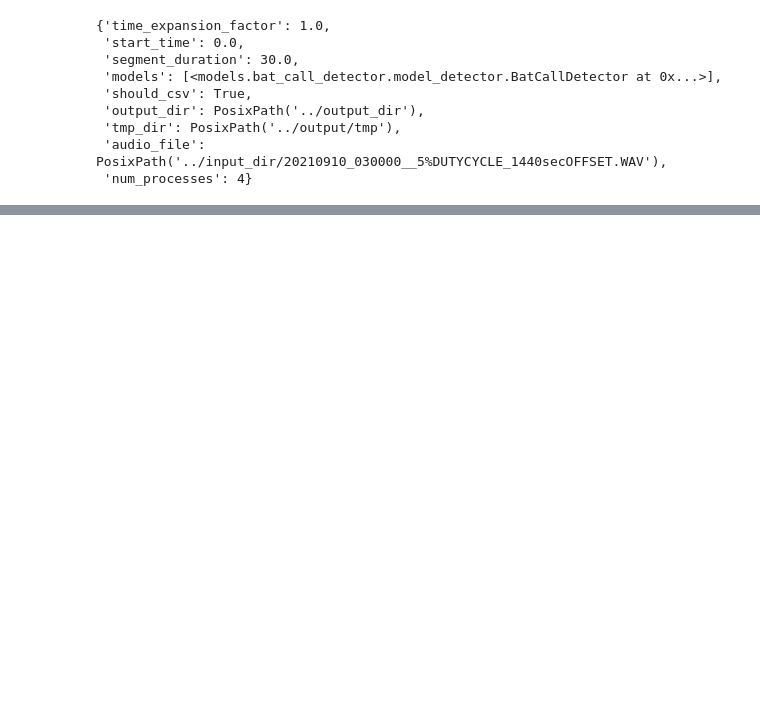
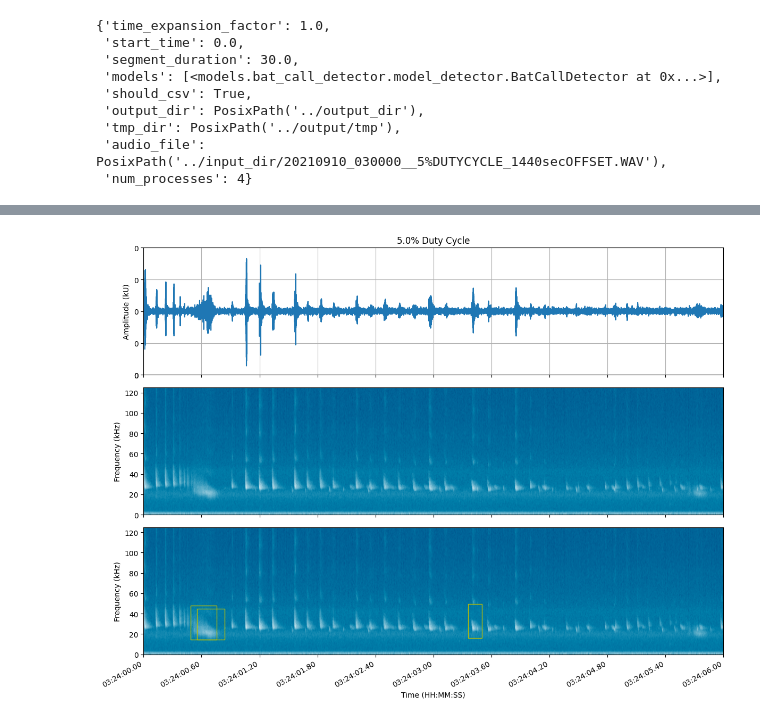
Before and after one commit to ctuguinay/bat-detector-msds, a Jupyter notebook: notebooks/check_pipeline copy 2.ipynb, the cells around one changed output, grey strips where cells are left out. Drawn from its saved outputs; the diff is of its cells as text; code cells hidden in the pictures; blank space fills up the shorter version.

```diff
--- a/notebooks/check_pipeline copy 2.ipynb
+++ b/notebooks/check_pipeline copy 2.ipynb
@@ -182,0 +221,84 @@ plt_msds('20210910_030000__5%DUTYCYCLE_1440secOFFSET.WAV', audio, sr, [0, 90], n
+# %%
+## Make sure given times are within audio file
+audio_file = sf.SoundFile(cfg["audio_file"])
+p_on = 0.05
+fs = audio_file.samplerate
+offset = 1440
+reftimes = [0, 30]
+audio_file.seek(reftimes[0]*fs)
+audio_sec = audio_file.read((reftimes[1] - reftimes[0])*fs)
+times = np.array([0, 6])
+df = pd.concat([fb_preds])
+
+## Strip the datetime for year, month, date, and hour from filename
+file_dt = dt.datetime.strptime(f'{filename[:11]}{int(offset/60)}{int(offset%60)}', '%Y%m%d_%H%M%S')
+
+## Only find numPoints amount of labels from all available seconds
+numPoints = 11
+seconds = np.arange(fs*times[0], fs*times[1]+1)/fs
+idx = np.round(np.linspace(0, len(seconds)-1, numPoints)).astype('int32')
+sec_labels = reftimes[0] + seconds[idx]
+
+## Calculate Time Labels for X-Axis using Datetime objects as Strings
+time_labels = np.array([dt.datetime(year=file_dt.year, month=file_dt.month,
+                                    day=file_dt.day, hour=file_dt.hour,
+                                    minute=file_dt.minute + int((file_dt.second + sec)/60), second=int((file_dt.second + sec)%60),
+                                    microsecond=np.round(1e6*((file_dt.second + sec)%60-int((file_dt.second + sec)%60))).astype('int32')).strftime('%T.%f')[:-4]
+                                    for sec in sec_labels])
+
+## Find x-axis tick locations from all available seconds and convert to samples
+s_ticks = seconds[idx]-times[0]
+x_ticks = s_ticks*fs
+s_ticks
+
+## Calculate detection parameters from msds output to use for drawing rectangles
+xs_inds, xs_freqs, x_durations, x_bandwidths, det_labels = get_msds_params_from_df(df, reftimes[0]+times)
+
+## Create figure
+plt.figure(figsize=(12, 9))
+
+## Plotting Audio Signal
+plt.subplot(311)
+plt.title(f"{100*p_on}% Duty Cycle")
+plt.plot(audio_sec)
+plt.ylabel("Amplitude (kU)")
+plt.xlim((0, s_ticks[-1]*fs))
+plt.xticks(ticks=x_ticks, labels=time_labels)
+amp_ticks = plt.yticks()[0]
+amp_ticks = np.insert(amp_ticks, 0, -1*amp_ticks[-1])
+plt.yticks(ticks=amp_ticks, labels=(amp_ticks/1000).astype('int16'))
+plt.ylim((amp_ticks[0], amp_ticks[-1]))
+plt.grid(which="both")
+
+## Plotting Spectrogram of Audio Signal
+plt.subplot(312)
+plt.specgram(audio_sec, Fs=fs, cmap='ocean')
+plt.ylabel("Frequency (kHz)")
+plt.xticks(ticks=s_ticks, labels=time_labels)
+plt.xlim((0, s_ticks[-1]))
+## Find y-axis tick locations from specgram-calculated locations and keep limit just in case
+f_ticks = plt.yticks()[0]
+f_ticks = f_ticks[f_ticks <= fs/2]
+plt.yticks(ticks=f_ticks, labels=(f_ticks/1000).astype('int16'))
+
+## Plotting Spectrogram with MSDS outputs overlayed
+plt.subplot(313)
+plt.specgram(audio_sec, Fs=fs, cmap='ocean')
+plt.xlim((0, s_ticks[-1]))
+plt.xlabel("Time (HH:MM:SS)")
+plt.ylabel("Frequency (kHz)")
+plt.xticks(ticks=s_ticks, labels=time_labels)
+plt.yticks(ticks=f_ticks, labels=(f_ticks/1000).astype('int16'))
+ax = plt.gca()
+for i in range(len(xs_inds)):
+    rect = Rectangle((xs_inds[i], xs_freqs[i]),
+                    x_durations[i], x_bandwidths[i],
+                    linewidth=1, edgecolor='y', facecolor='none')
+    if (np.floor((xs_inds[i]+x_durations[i])*fs).astype('int32') < len(audio_sec) and audio_sec[np.floor((xs_inds[i]+x_durations[i])*fs).astype('int32')] != 0):
+        ax.add_patch(rect)
+plt.gcf().autofmt_xdate()
+
+plt.tight_layout()
+plt.show()
+# %% [output]
+[figure, added]
```
Also changed, not shown: parts of 4 cells of this notebook, 4 other files.
